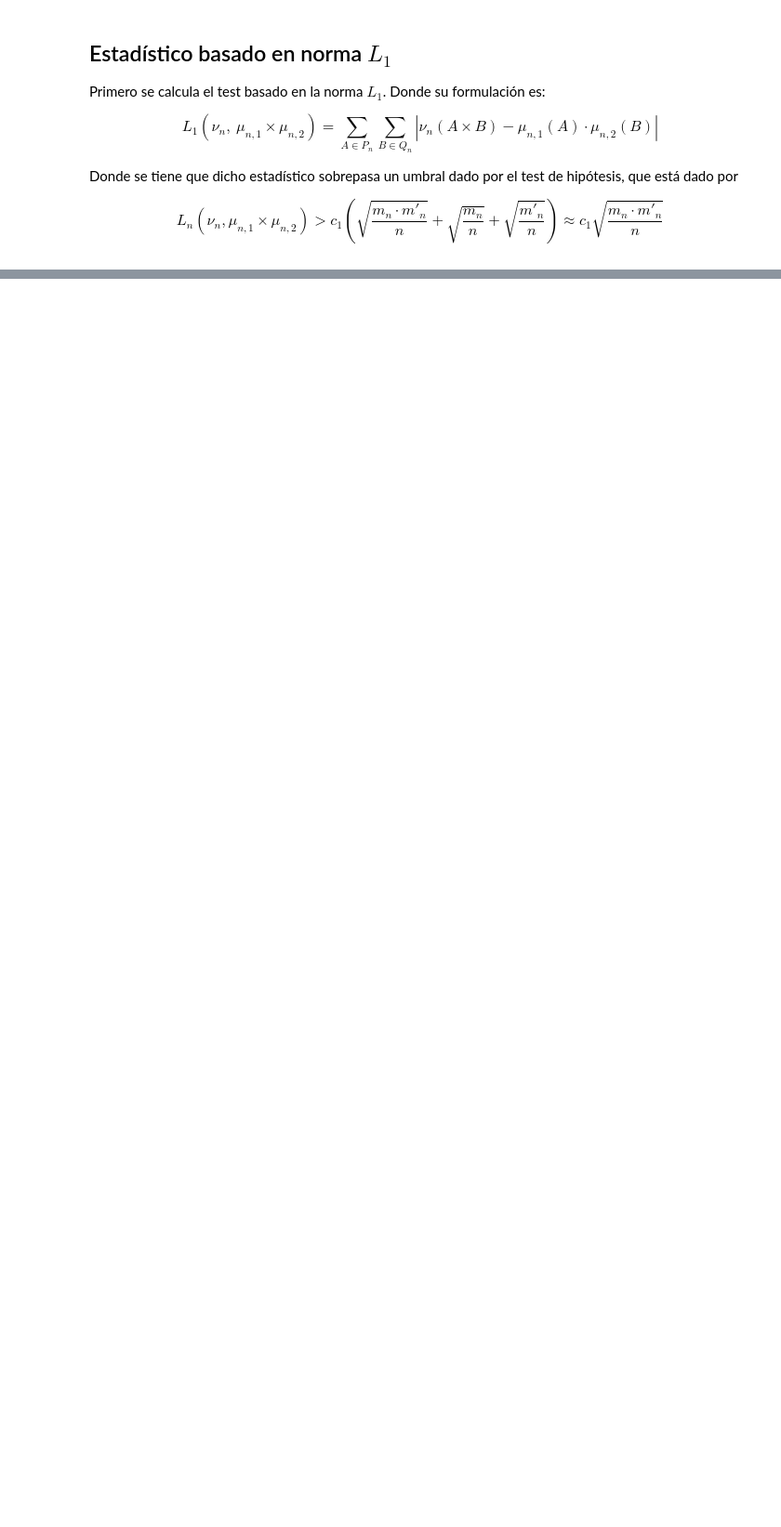
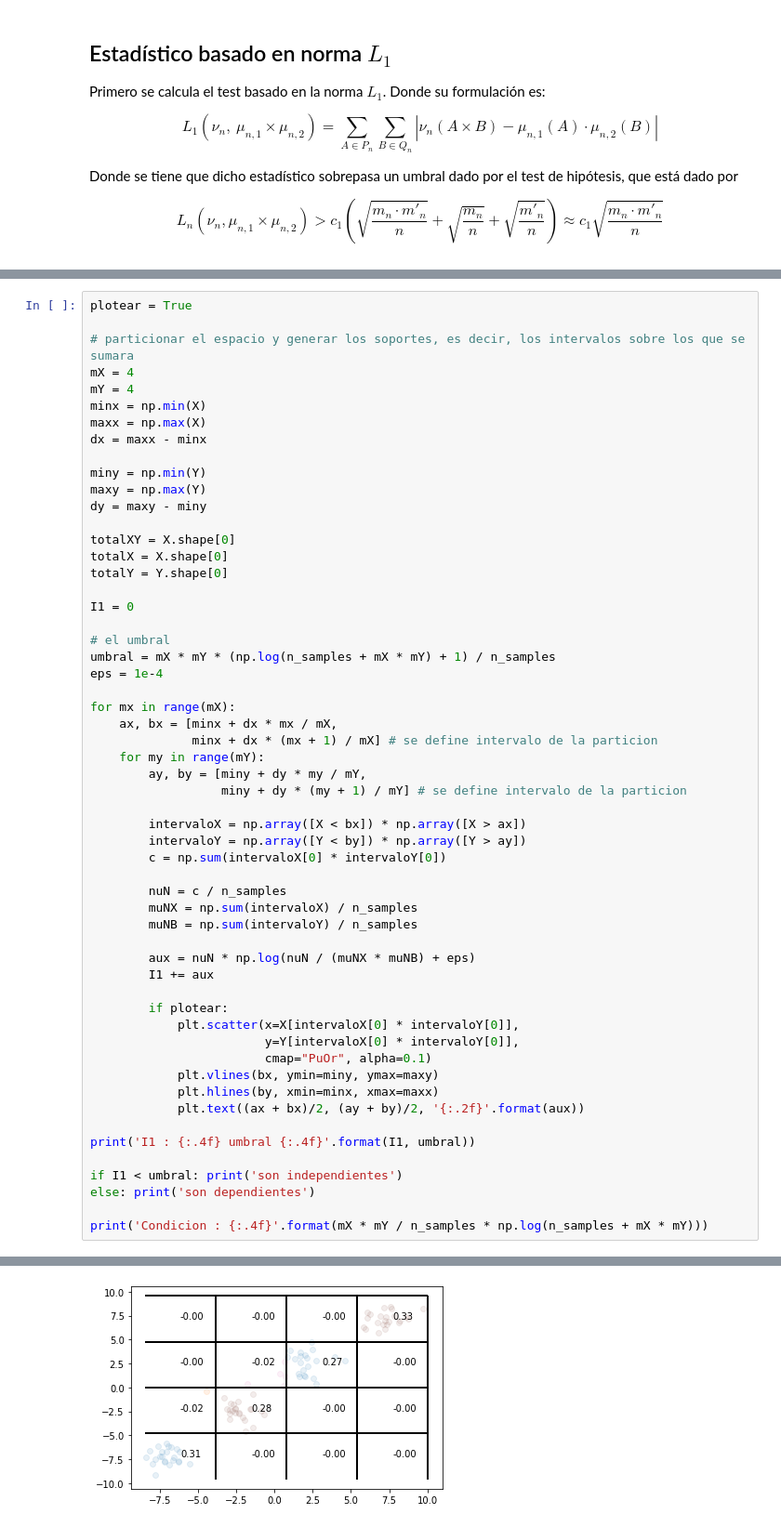
Before and after one commit to MartinVIllesca/Curso-teoria-informacion, a Jupyter notebook: simulacionesProyecto.ipynb, the cells around one changed output, grey strips where cells are left out. Shown at 93% size. Saved outputs shown, nothing was run; the diff lists cells and outputs as text; blank space fills up the shorter version.

```diff
--- a/simulacionesProyecto.ipynb
+++ b/simulacionesProyecto.ipynb
@@ -207,0 +234,57 @@ son independientes
+# %%
+plotear = True
+
+# particionar el espacio y generar los soportes, es decir, los intervalos sobre los que se sumara
+mX = 4
+mY = 4
+minx = np.min(X)
+maxx = np.max(X)
+dx = maxx - minx
+
+miny = np.min(Y)
+maxy = np.max(Y)
+dy = maxy - miny
+
+totalXY = X.shape[0]
+totalX = X.shape[0]
+totalY = Y.shape[0]
+
+I1 = 0
+
+# el umbral
+umbral = mX * mY * (np.log(n_samples + mX * mY) + 1) / n_samples
+eps = 1e-4
+
+for mx in range(mX):
+    ax, bx = [minx + dx * mx / mX,
+              minx + dx * (mx + 1) / mX] # se define intervalo de la particion
+    for my in range(mY):
+        ay, by = [miny + dy * my / mY,
+                  miny + dy * (my + 1) / mY] # se define intervalo de la particion
+
+        intervaloX = np.array([X < bx]) * np.array([X > ax])
+        intervaloY = np.array([Y < by]) * np.array([Y > ay])
+        c = np.sum(intervaloX[0] * intervaloY[0])
+
+        nuN = c / n_samples
+        muNX = np.sum(intervaloX) / n_samples
+        muNB = np.sum(intervaloY) / n_samples
+
+        aux = nuN * np.log(nuN / (muNX * muNB) + eps)
+        I1 += aux
+
+        if plotear:
+            plt.scatter(x=X[intervaloX[0] * intervaloY[0]],
+                        y=Y[intervaloX[0] * intervaloY[0]],
+                        cmap="PuOr", alpha=0.1)
+            plt.vlines(bx, ymin=miny, ymax=maxy)
+            plt.hlines(by, xmin=minx, xmax=maxx)
+            plt.text((ax + bx)/2, (ay + by)/2, '{:.2f}'.format(aux))
+
+print('I1 : {:.4f} umbral {:.4f}'.format(I1, umbral))
+
+if I1 < umbral: print('son independientes')
+else: print('son dependientes')
+
+print('Condicion : {:.4f}'.format(mX * mY / n_samples * np.log(n_samples + mX * mY)))
+# %% [output]
@@ -207,0 +294 @@ son independientes
+[figure, added]
```
Also changed, not shown: parts of 4 cells of this notebook.
